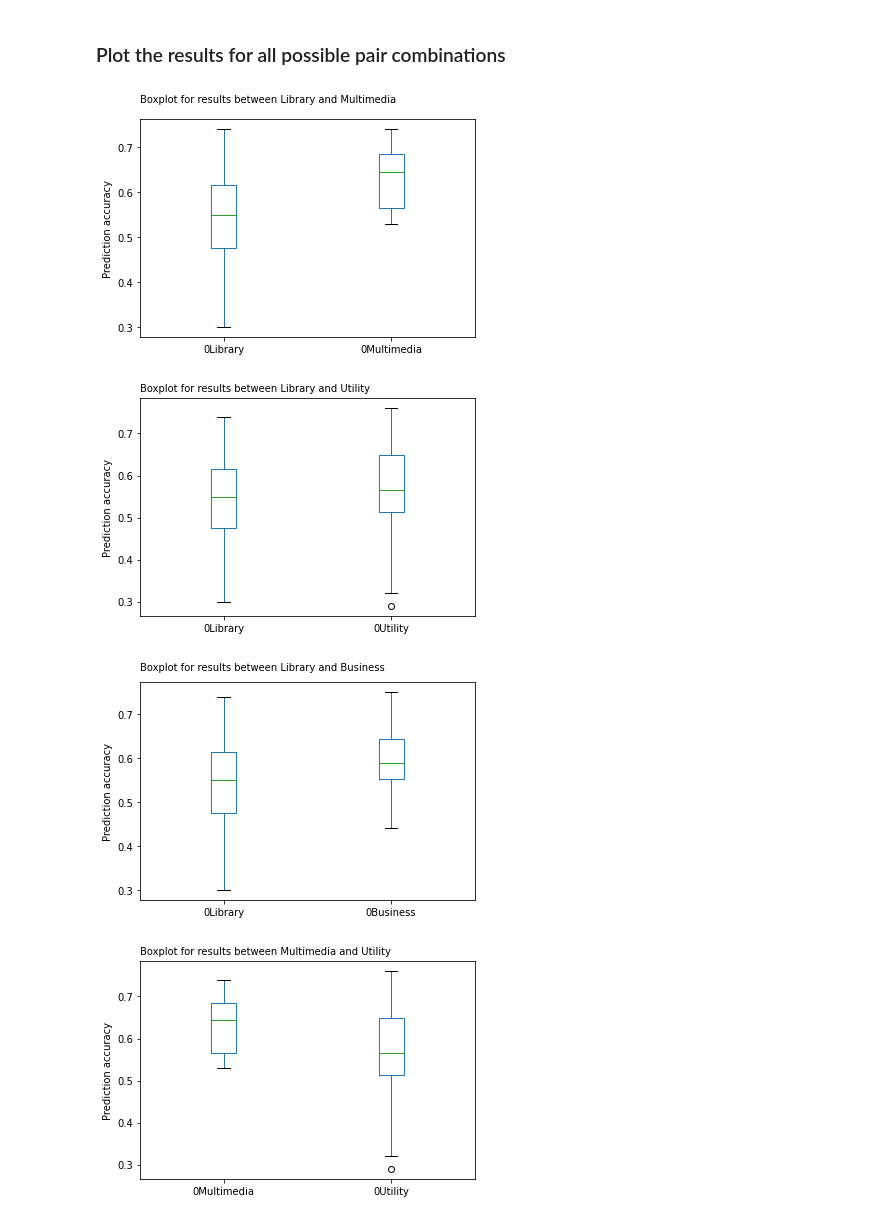
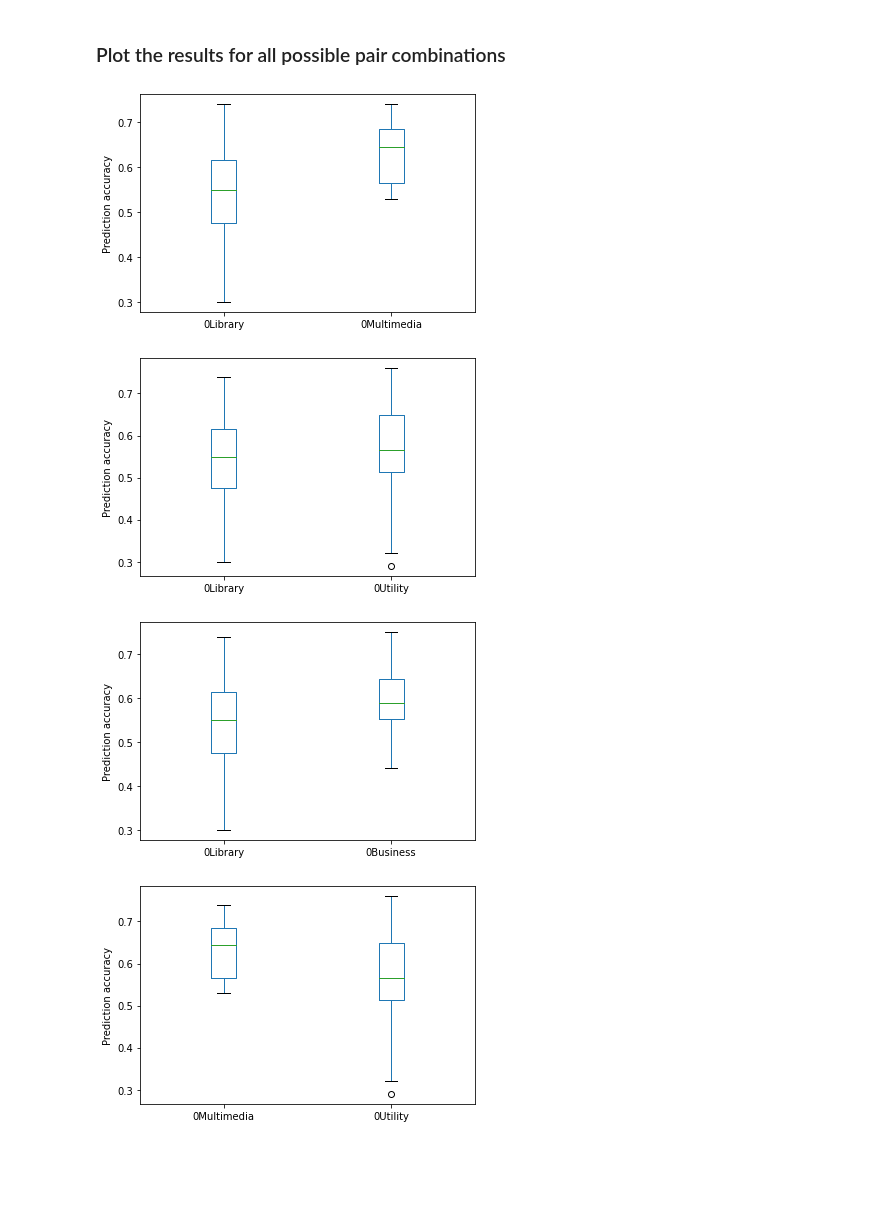
Before and after one commit to nablo1/cpdp-appendix, a Jupyter notebook: scripts/statistical_testing.ipynb, the cells around one changed output. Saved outputs shown, nothing was run; the diff lists cells and outputs as text; code cells hidden in the pictures; blank space fills up the shorter version.

```diff
--- a/scripts/statistical_testing.ipynb
+++ b/scripts/statistical_testing.ipynb
@@ -54,12 +54,11 @@ The p-value of the statistical significance test between Utility and Business is
 # %%
 for i in range(len(pairs)):
     combined_df = lists_df[pairs[i][0]].join(lists_df[pairs[i][1]], lsuffix=lists_names[pairs[i][0]], rsuffix=lists_names[pairs[i][1]])
     pb = combined_df.boxplot(column=['0' + lists_names[pairs[i][0]], '0' + lists_names[pairs[i][1]]], grid=False)
     pb.set_ylabel('Prediction accuracy')
-    plt.text(0.5, 0.8, "Boxplot for results between "+ lists_names[pairs[i][0]]+ " and "+ lists_names[pairs[i][1]])
     plt.show()
 # %% [output]
-[figure, old version]
+[figure, new version]
-[figure, old version]
+[figure, new version]
-[figure, old version]
+[figure, new version]
-[figure, old version]
+[figure, new version]
```
Also changed, not shown: parts of 1 cell of this notebook.
